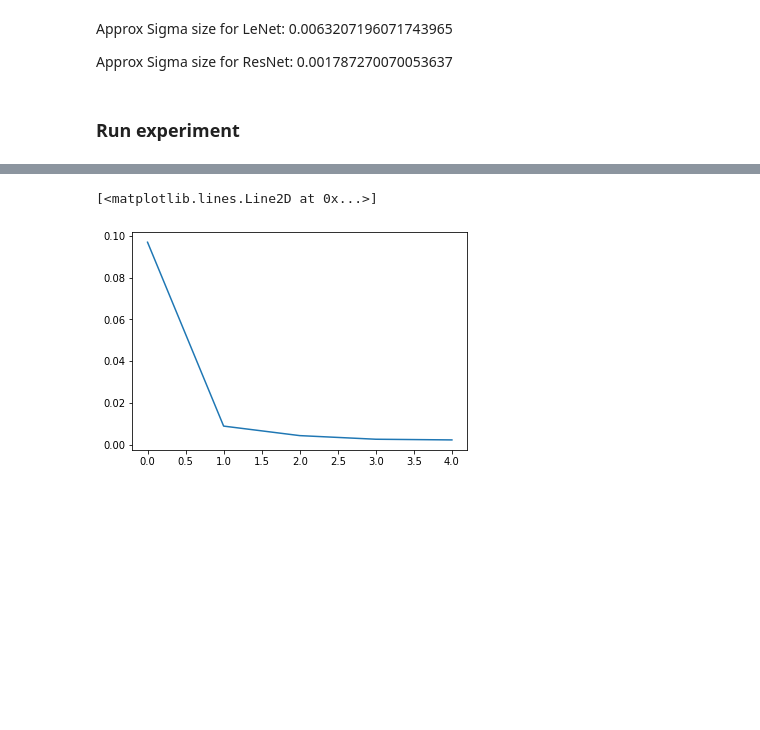
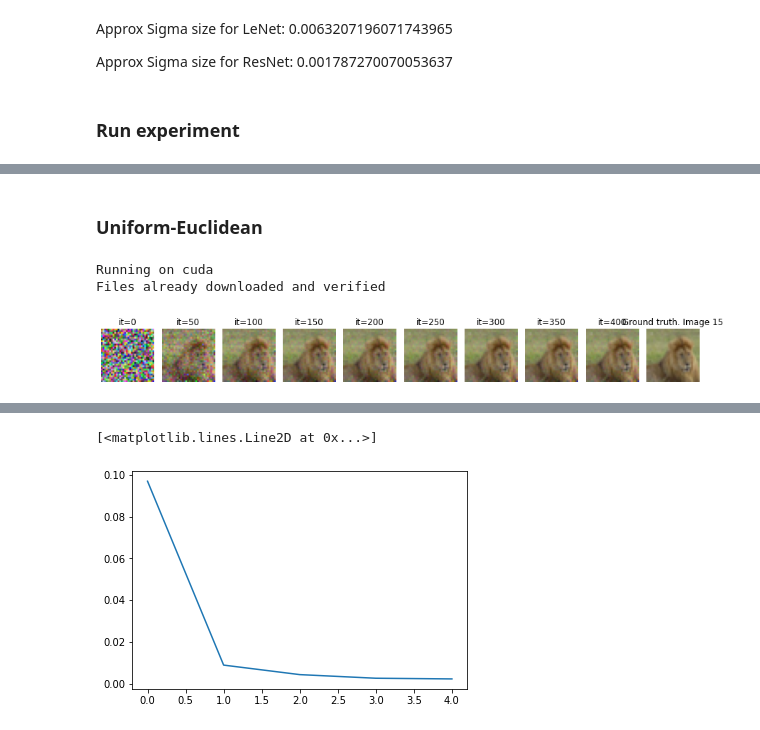
Before and after one commit to NielsFuglsang/02460-advanced-machine-learning, a Jupyter notebook: notebooks/test_experiment.ipynb, the cells around one changed output, grey strips where cells are left out. Drawn from its saved outputs; the diff is of its cells as text; code cells hidden in the pictures; blank space fills up the shorter version.

```diff
--- a/notebooks/test_experiment.ipynb
+++ b/notebooks/test_experiment.ipynb
@@ -96,0 +105,15 @@ exp.make_reconstruction_plots()
+# %% [markdown]
+### Uniform-Euclidean
+# %%
+torch.manual_seed(seed)
+random.seed(seed)
+params['init_type'] = 'uniform'
+params['measure'] = 'euclidean'
+exp = Experiment(params, rand_ims=False, verbose=False)
+exp.train()
+ue_losss = exp.losses['mse']
+exp.make_reconstruction_plots()
+# %% [output]
+Running on cuda
+Files already downloaded and verified
+[figure, added]
```
Also changed, not shown: parts of 37 cells of this notebook.
